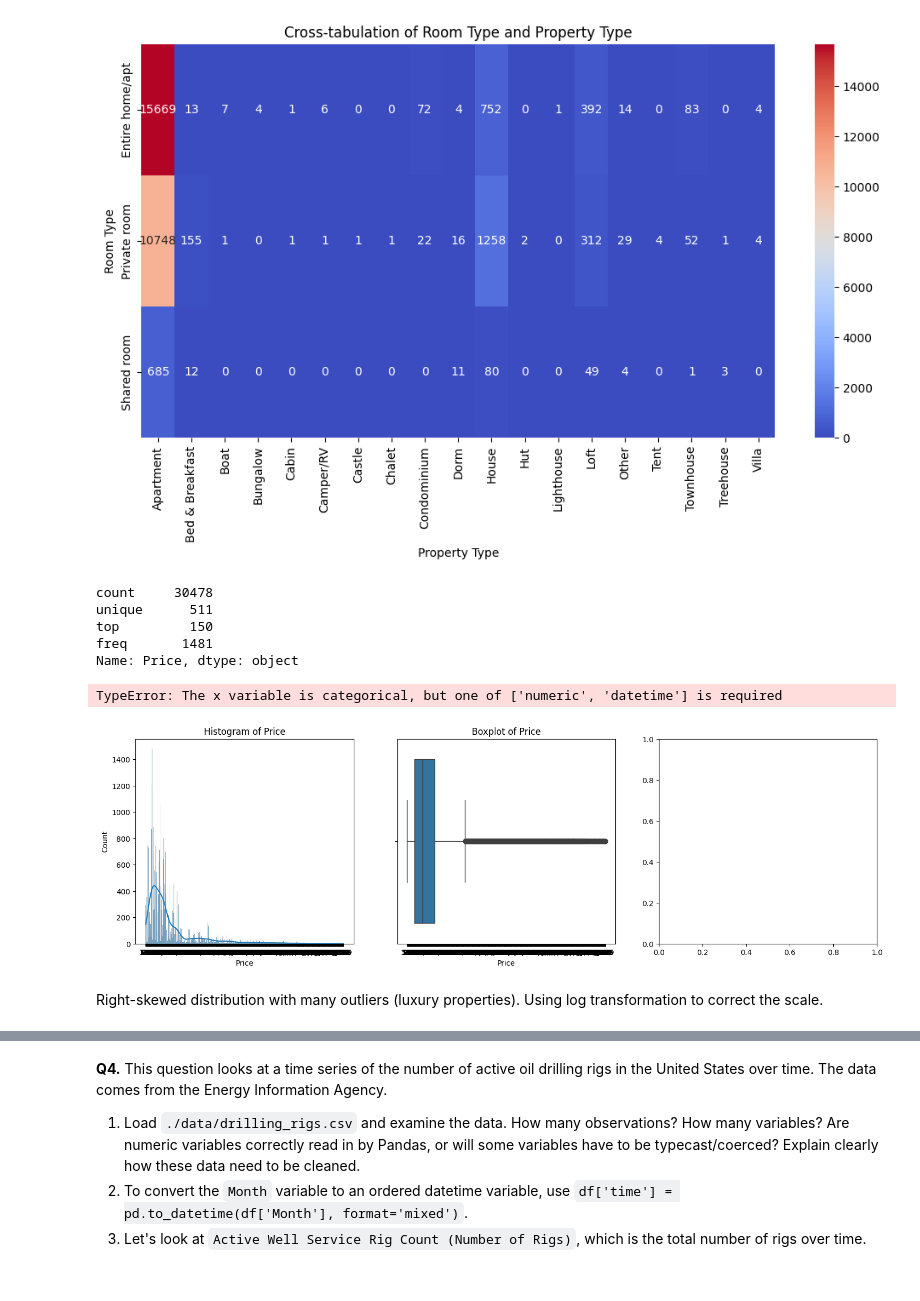
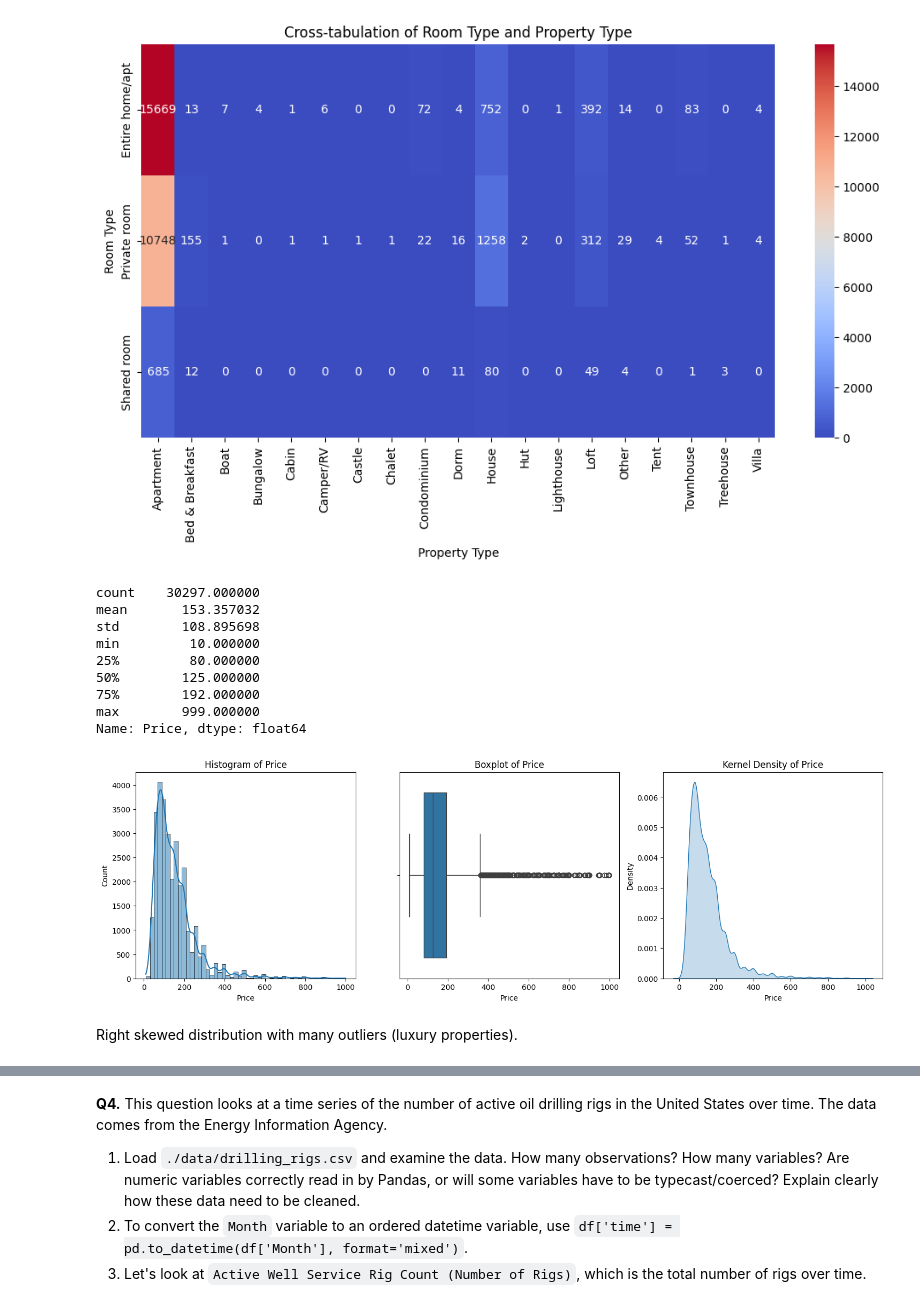
Before and after one commit to bmstoss13/EDA, a Jupyter notebook: assignment/assignment.ipynb, the cells around one changed output, grey strips where cells are left out. Drawn from its saved outputs; the diff is of its cells as text; code cells hidden in the pictures.

```diff
--- a/assignment/assignment.ipynb
+++ b/assignment/assignment.ipynb
@@ -534,32 +534,40 @@ Shared room        49      4     0          1          3      0
 [figure]
 # %%
 #4
+
+
+df["Price"] = pd.to_numeric(df["Price"], errors="coerce") #ensure price is numerical
+df = df.dropna(subset=["Price"]) #drop non-numerical values
+
 # Summary statistics for price
 print(df["Price"].describe())
 
 # Visualizations
 fig, axes = plt.subplots(1, 3, figsize=(18, 5))
 
 sns.histplot(df["Price"], bins=50, kde=True, ax=axes[0])
 axes[0].set_title("Histogram of Price")
 
 sns.boxplot(x=df["Price"], ax=axes[1])
 axes[1].set_title("Boxplot of Price")
 
 sns.kdeplot(df["Price"], fill=True, ax=axes[2])
 axes[2].set_title("Kernel Density of Price")
 
 plt.show()
 # %% [output]
-count     30478
-unique      511
-top         150
-freq       1481
-Name: Price, dtype: object
+count    30297.000000
+mean       153.357032
+std        108.895698
+min         10.000000
+25%         80.000000
+50%        125.000000
+75%        192.000000
+max        999.000000
+Name: Price, dtype: float64
-TypeError: The x variable is categorical, but one of ['numeric', 'datetime'] is required
-[figure, old version]
+[figure, new version]
 # %% [markdown]
-Right-skewed distribution with many outliers (luxury properties). Using log transformation to correct the scale.
+Right skewed distribution with many outliers (luxury properties).
 # %%
 # Log transformation
 df["price_log"] = np.log1p(df["Price"])
```
Also changed, not shown: parts of 16 cells of this notebook.
